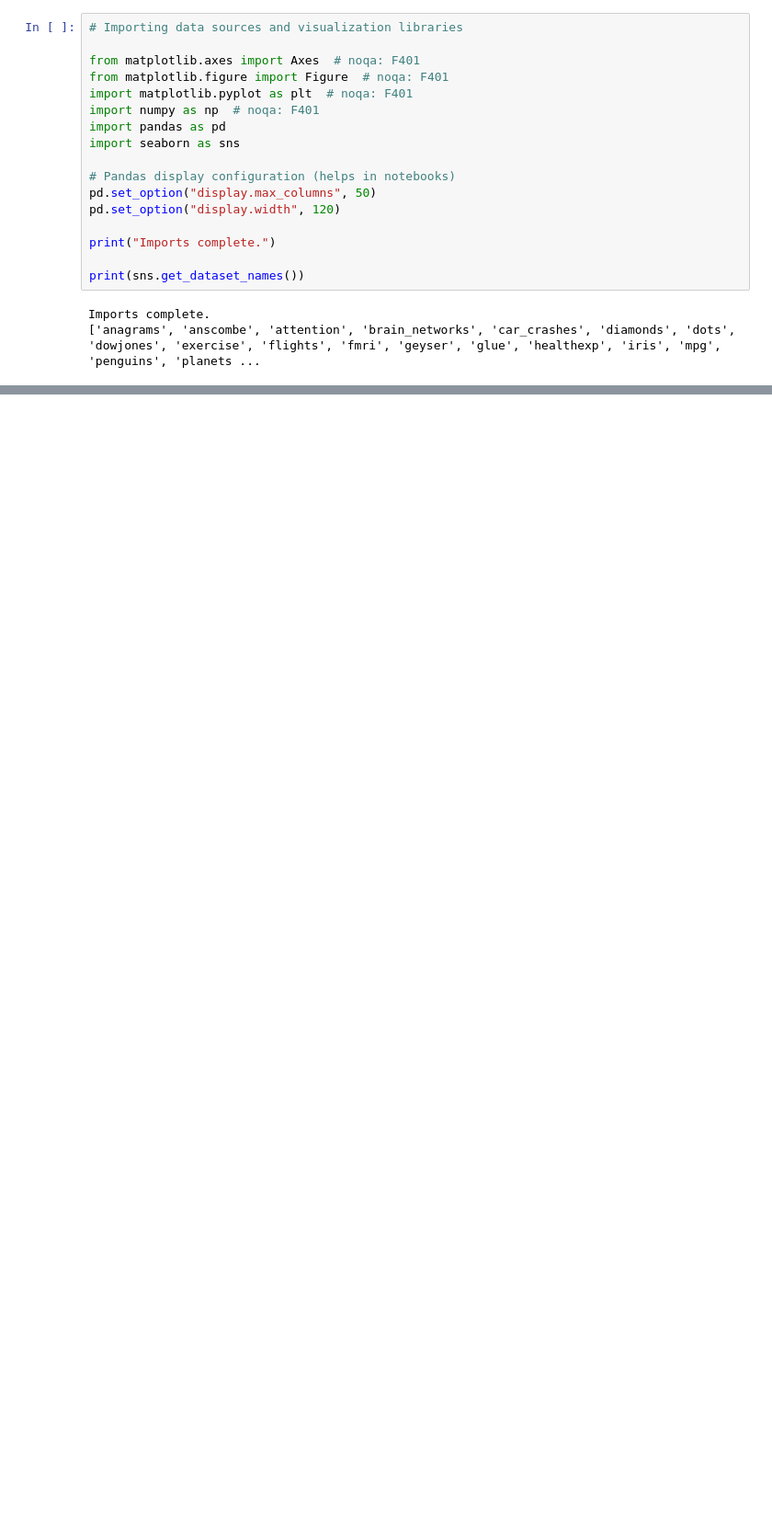
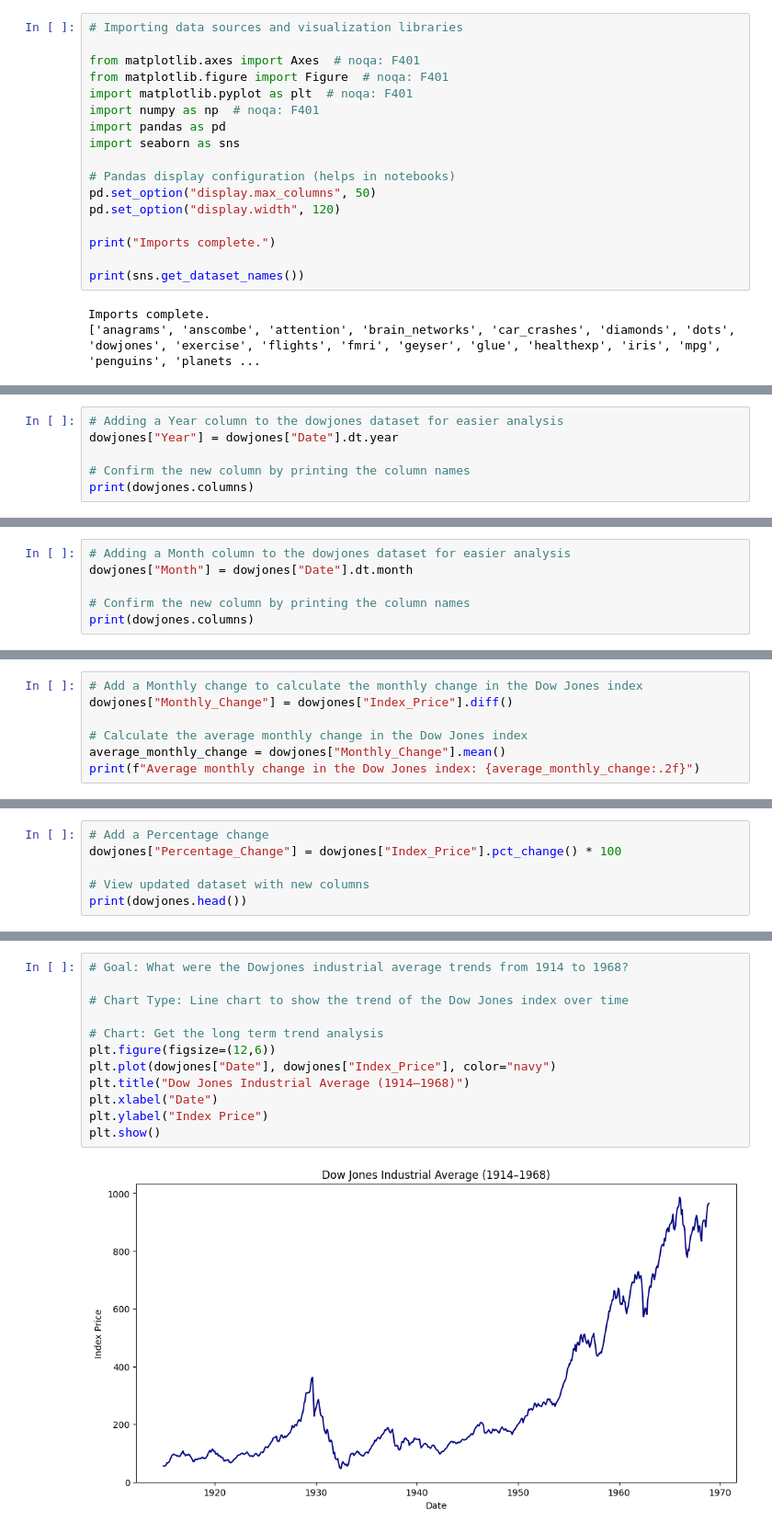
Before and after one commit to chaupalma81-commits/datafun-06-eda, a Jupyter notebook: Notebook/chau_eda.ipynb, the cells around one changed output, grey strips where cells are left out. Shown at 92% size. Drawn from its saved outputs; the diff is of its cells as text; blank space fills up the shorter version.

```diff
--- a/Notebook/chau_eda.ipynb
+++ b/Notebook/chau_eda.ipynb
@@ -85,0 +198,6 @@ memory usage: 10.3 KB
+# %%
+# Adding a Year column to the dowjones dataset for easier analysis
+dowjones["Year"] = dowjones["Date"].dt.year
+
+# Confirm the new column by printing the column names
+print(dowjones.columns)
@@ -85,0 +206,6 @@ memory usage: 10.3 KB
+# %%
+# Adding a Month column to the dowjones dataset for easier analysis
+dowjones["Month"] = dowjones["Date"].dt.month
+
+# Confirm the new column by printing the column names
+print(dowjones.columns)
@@ -85,0 +214,7 @@ memory usage: 10.3 KB
+# %%
+# Add a Monthly change to calculate the monthly change in the Dow Jones index
+dowjones["Monthly_Change"] = dowjones["Index_Price"].diff()
+
+# Calculate the average monthly change in the Dow Jones index
+average_monthly_change = dowjones["Monthly_Change"].mean()
+print(f"Average monthly change in the Dow Jones index: {average_monthly_change:.2f}")
@@ -85,0 +223,6 @@ memory usage: 10.3 KB
+# %%
+# Add a Percentage change
+dowjones["Percentage_Change"] = dowjones["Index_Price"].pct_change() * 100
+
+# View updated dataset with new columns
+print(dowjones.head())
@@ -85,0 +240,14 @@ memory usage: 10.3 KB
+# %%
+# Goal: What were the Dowjones industrial average trends from 1914 to 1968?
+
+# Chart Type: Line chart to show the trend of the Dow Jones index over time
+
+# Chart: Get the long term trend analysis
+plt.figure(figsize=(12,6))
+plt.plot(dowjones["Date"], dowjones["Index_Price"], color="navy")
+plt.title("Dow Jones Industrial Average (1914–1968)")
+plt.xlabel("Date")
+plt.ylabel("Index Price")
+plt.show()
+# %% [output]
+[figure, added]
```
Also changed, not shown: parts of 29 cells of this notebook, 1 other file.
